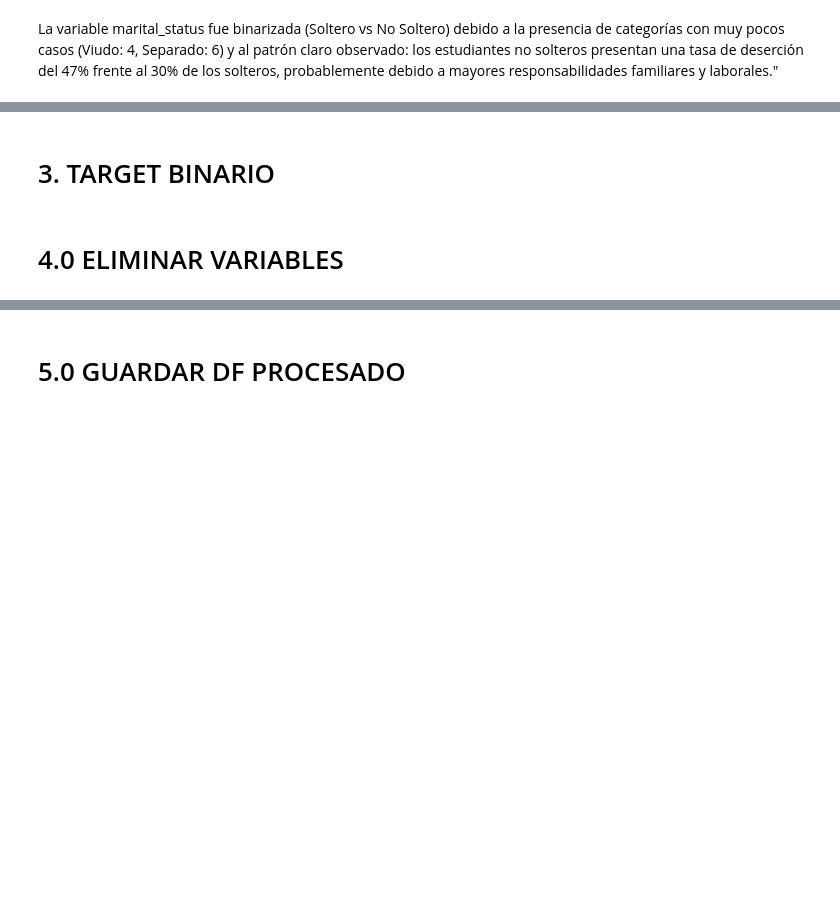
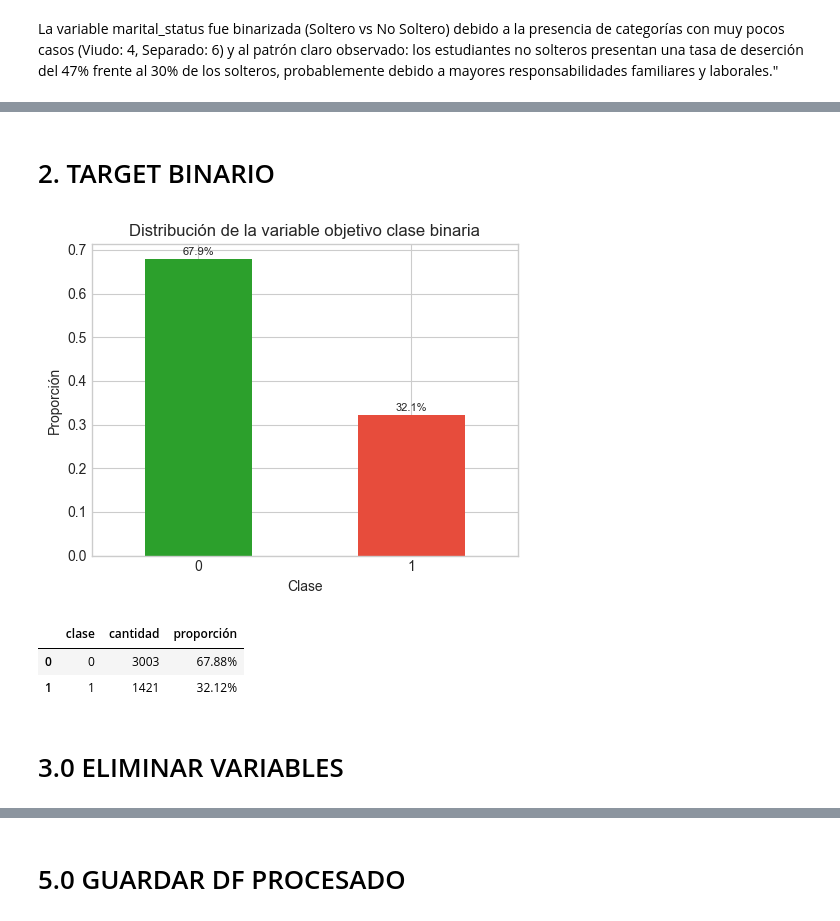
Before and after one commit to danielavielmaVIU/TFM_Desercion_Estudiantil_ML, a Jupyter notebook: notebooks/3_preprocesamiento.ipynb, the cells around one changed output, grey strips where cells are left out. Saved outputs shown, nothing was run; the diff lists cells and outputs as text; code cells hidden in the pictures; blank space fills up the shorter version.

```diff
--- a/notebooks/3_preprocesamiento.ipynb
+++ b/notebooks/3_preprocesamiento.ipynb
@@ -235,37 +254,80 @@ print(df.groupby('has_unknown_parent_info')['target'].apply(lambda x: (x=='Dropo
 # %% [markdown]
-# 3. TARGET BINARIO
+# 2. TARGET BINARIO
 # %%
 # =============================================================================
 # PASO 1: Crear variable target binaria
 # =============================================================================
 df['target_binario'] = (df['target'] == 'Dropout').astype(int)
 # 1 = Dropout, 0 = No Dropout (Graduate + Enrolled)
-df.head()
+
+# -----------------------------------------------------------------------------
+# Cálculo de proporciones
+# -----------------------------------------------------------------------------
+prop = df['target_binario'].value_counts(normalize=True).sort_index()
 
 # Calculo y gráfica del "desbalance" luego del establecimienot del target binario
 plt.figure(figsize=(5, 4))
+
+ax = prop.plot(
+    kind='bar',
+    color=['#2ca02c', '#E74C3C']
+)
+
 df['target_binario'].value_counts(normalize=True).plot(
     kind='bar',
     color=['#2ca02c', '#E74C3C']
 )
+
+# Agregar etiquetas de porcentaje sobre las barras
+for i, v in enumerate(prop.values):
+    ax.text(
+        i,
+        v + 0.01,
+        f"{v:.1%}",
+        ha='center',
+        fontsize=8
+    )
+
 
 OUTPUT_DIR = "../outputs/figures/preprocesamiento/"
 os.makedirs(OUTPUT_DIR, exist_ok=True)
 # Nombre archivo
 filename = f"01_distribucion_target_binario.png"
 filepath = os.path.join(OUTPUT_DIR, filename)
 
 plt.title("Distribución de la variable objetivo clase binaria", fontsize=12)
 plt.xlabel("Clase", fontsize=10)
 plt.ylabel("Proporción", fontsize=10)
 plt.xticks(rotation=0)
 plt.tight_layout()
 plt.savefig(filepath, dpi=300, bbox_inches='tight')
 plt.show()
-
-df['target_binario'].value_counts()
+# %% [output]
+[figure, added]
+# %%
+# Conteo absoluto
+counts = df['target_binario'].value_counts().sort_index()
+
+# Proporción
+props = df['target_binario'].value_counts(normalize=True).sort_index()
+
+# Construir tabla final
+tabla_desbalance = pd.DataFrame({
+    "clase": counts.index,
+    "cantidad": counts.values,
+    "proporción": props.values
+})
+
+# Formato de porcentaje
+tabla_desbalance["proporción"] = tabla_desbalance["proporción"].apply(lambda x: f"{x:.2%}")
+
+tabla_desbalance
+# %% [output]
+|  | clase | cantidad | proporción |
+| 0 | 0 | 3003 | 67.88% |
+| 1 | 1 | 1421 | 32.12% |
 # %% [markdown]
-# 4.0 ELIMINAR VARIABLES
+# 3.0 ELIMINAR VARIABLES
 # %%
 
 # Se eliminan debido a que se creo variable de agrupación
```
Also changed, not shown: parts of 33 cells of this notebook, 2 other files.
